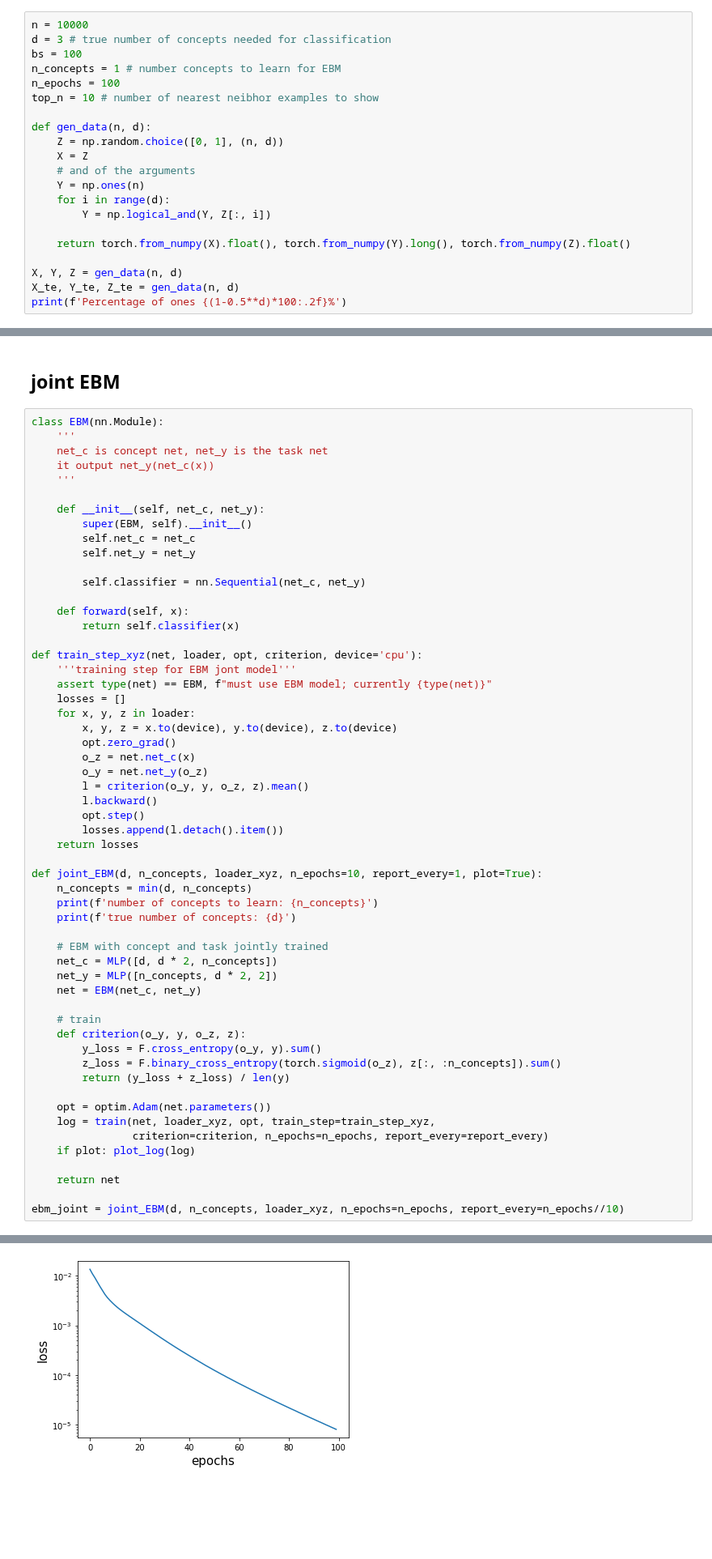
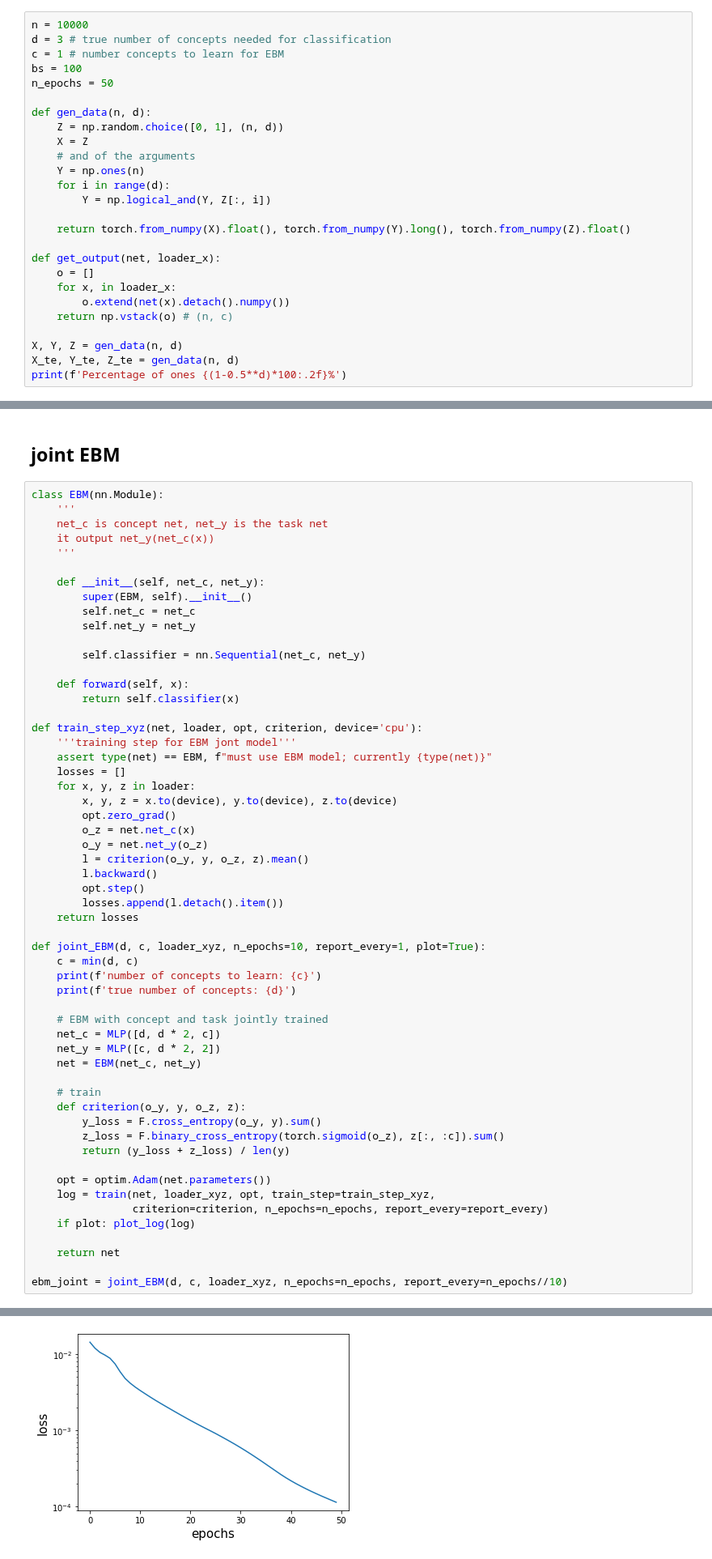
Before and after one commit to nathanwang000/ConceptCredibleModel, a Jupyter notebook: CCM.ipynb, the cells around one changed output, grey strips where cells are left out. Shown at 81% size. Cells and saved outputs as stored; diff of their text form; blank space fills up the shorter version.

```diff
--- a/CCM.ipynb
+++ b/CCM.ipynb
@@ -34,10 +38,9 @@ This setup will fail raw feature attribution (because $X$ distribute concepts ac
 # %%
 n = 10000
 d = 3 # true number of concepts needed for classification
+c = 1 # number concepts to learn for EBM
 bs = 100
-n_concepts = 1 # number concepts to learn for EBM
-n_epochs = 100
-top_n = 10 # number of nearest neibhor examples to show
+n_epochs = 50
 
 def gen_data(n, d):
     Z = np.random.choice([0, 1], (n, d))
@@ -49,6 +52,12 @@ def gen_data(n, d):
 
     return torch.from_numpy(X).float(), torch.from_numpy(Y).long(), torch.from_numpy(Z).float()
 
+def get_output(net, loader_x):
+    o = []
+    for x, in loader_x:
+        o.extend(net(x).detach().numpy())
+    return np.vstack(o) # (n, c)
+
 X, Y, Z = gen_data(n, d)
 X_te, Y_te, Z_te = gen_data(n, d)
 print(f'Percentage of ones {(1-0.5**d)*100:.2f}%')
@@ -204,20 +250,20 @@ def train_step_xyz(net, loader, opt, criterion, device='cpu'):
         losses.append(l.detach().item())
     return losses
 
-def joint_EBM(d, n_concepts, loader_xyz, n_epochs=10, report_every=1, plot=True):
-    n_concepts = min(d, n_concepts)
-    print(f'number of concepts to learn: {n_concepts}')
+def joint_EBM(d, c, loader_xyz, n_epochs=10, report_every=1, plot=True):
+    c = min(d, c)
+    print(f'number of concepts to learn: {c}')
     print(f'true number of concepts: {d}')
 
     # EBM with concept and task jointly trained
-    net_c = MLP([d, d * 2, n_concepts])
-    net_y = MLP([n_concepts, d * 2, 2])
+    net_c = MLP([d, d * 2, c])
+    net_y = MLP([c, d * 2, 2])
     net = EBM(net_c, net_y)
 
     # train
     def criterion(o_y, y, o_z, z):
         y_loss = F.cross_entropy(o_y, y).sum()
-        z_loss = F.binary_cross_entropy(torch.sigmoid(o_z), z[:, :n_concepts]).sum()
+        z_loss = F.binary_cross_entropy(torch.sigmoid(o_z), z[:, :c]).sum()
         return (y_loss + z_loss) / len(y)
 
     opt = optim.Adam(net.parameters())
@@ -227,7 +273,7 @@ def joint_EBM(d, n_concepts, loader_xyz, n_epochs=10, report_every=1, plot=True)
 
     return net
 
-ebm_joint = joint_EBM(d, n_concepts, loader_xyz, n_epochs=n_epochs, report_every=n_epochs//10)
+ebm_joint = joint_EBM(d, c, loader_xyz, n_epochs=n_epochs, report_every=n_epochs//10)
 # %% [output]
 number of concepts to learn: 1
 true number of concepts: 3
@@ -244,4 +290,4 @@ epoch  99: loss 8.025e-06
-[figure, old version]
+[figure, new version]
 # %%
 # todo: clean: now assumes net_c output binary prediction
 def test_concept(net, concept_idx, loader):
```
Also changed, not shown: parts of 31 cells of this notebook, 2 other files.
